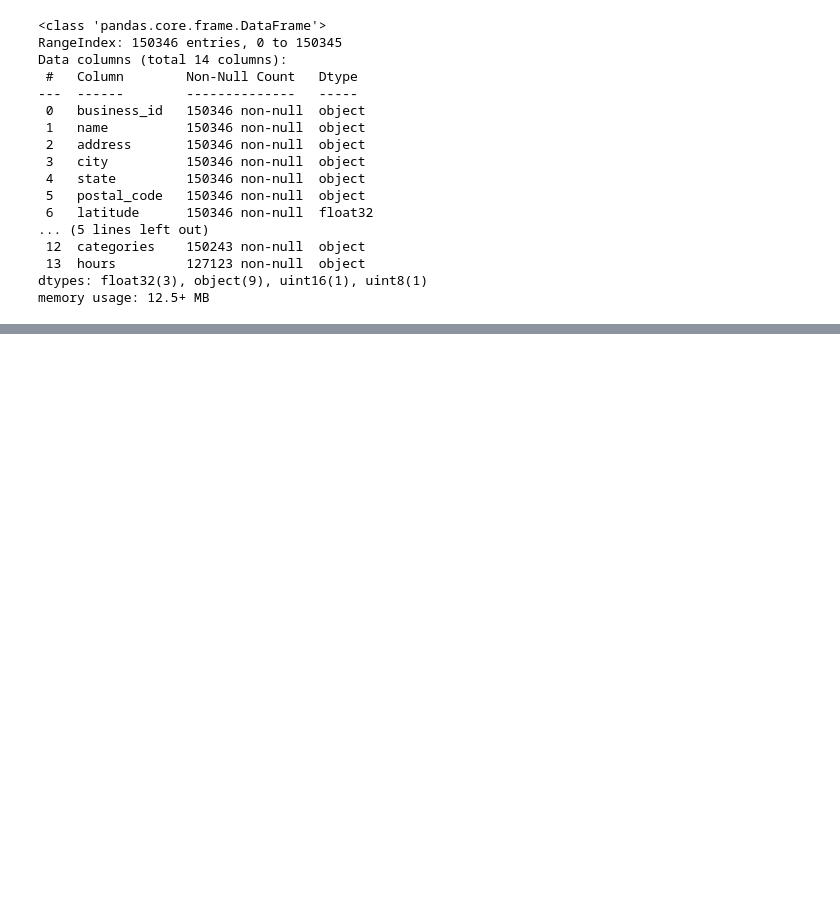
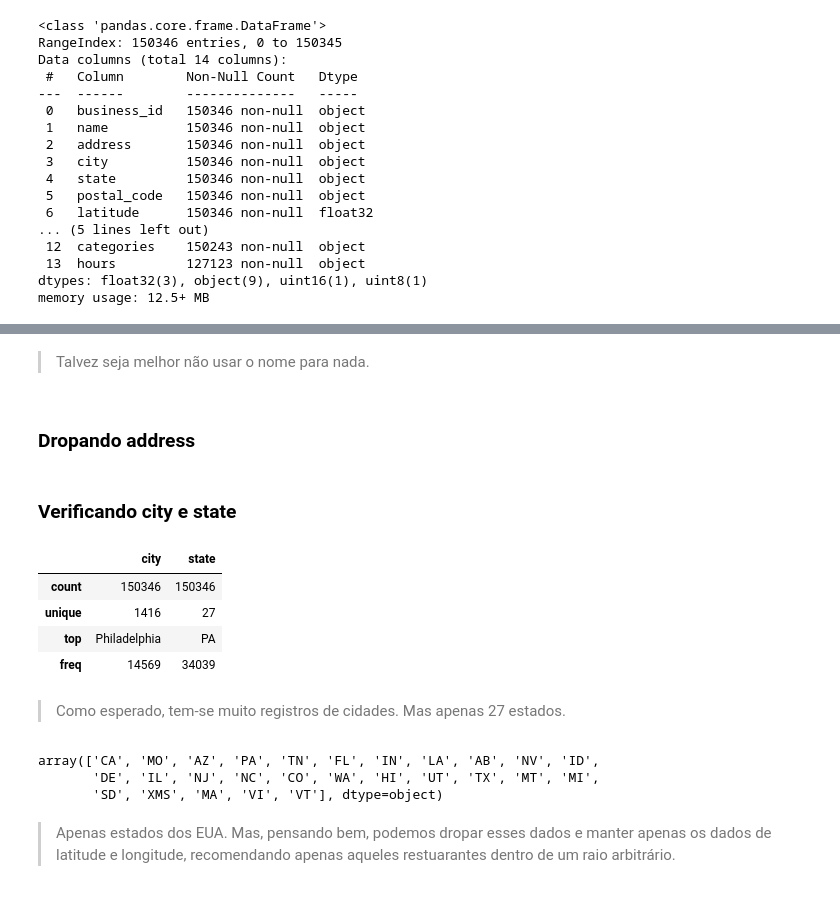
Before and after one commit to aveusalex/RecSysChallengeHeloexAMNS, a Jupyter notebook: EDA/businessEDA.ipynb, the cells around one changed output, grey strips where cells are left out. Saved outputs shown, nothing was run; the diff lists cells and outputs as text; code cells hidden in the pictures; blank space fills up the shorter version.

```diff
--- a/EDA/businessEDA.ipynb
+++ b/EDA/businessEDA.ipynb
@@ -183,0 +76,4 @@ for chunk in pd.read_json("../data/yelp_dataset/yelp_academic_dataset_user.json"
+# %% [markdown]
+> Talvez seja melhor não usar o nome para nada.
+# %% [markdown]
+### Dropando address
@@ -183,0 +82,20 @@ for chunk in pd.read_json("../data/yelp_dataset/yelp_academic_dataset_user.json"
+# %% [markdown]
+### Verificando city e state
+# %%
+df_business[["city","state"]].describe()
+# %% [output]
+|  | city | state |
+| count | 150346 | 150346 |
+| unique | 1416 | 27 |
+| top | Philadelphia | PA |
+| freq | 14569 | 34039 |
+# %% [markdown]
+> Como esperado, tem-se muito registros de cidades. Mas apenas 27 estados.
+# %%
+df_business.state.unique()
+# %% [output]
+array(['CA', 'MO', 'AZ', 'PA', 'TN', 'FL', 'IN', 'LA', 'AB', 'NV', 'ID',
+       'DE', 'IL', 'NJ', 'NC', 'CO', 'WA', 'HI', 'UT', 'TX', 'MT', 'MI',
+       'SD', 'XMS', 'MA', 'VI', 'VT'], dtype=object)
+# %% [markdown]
+> Apenas estados dos EUA. Mas, pensando bem, podemos dropar esses dados e manter apenas os dados de latitude e longitude, recomendando apenas aqueles restuarantes dentro de um raio arbitrário.
```
Also changed, not shown: parts of 93 cells of this notebook, 6 other files.
